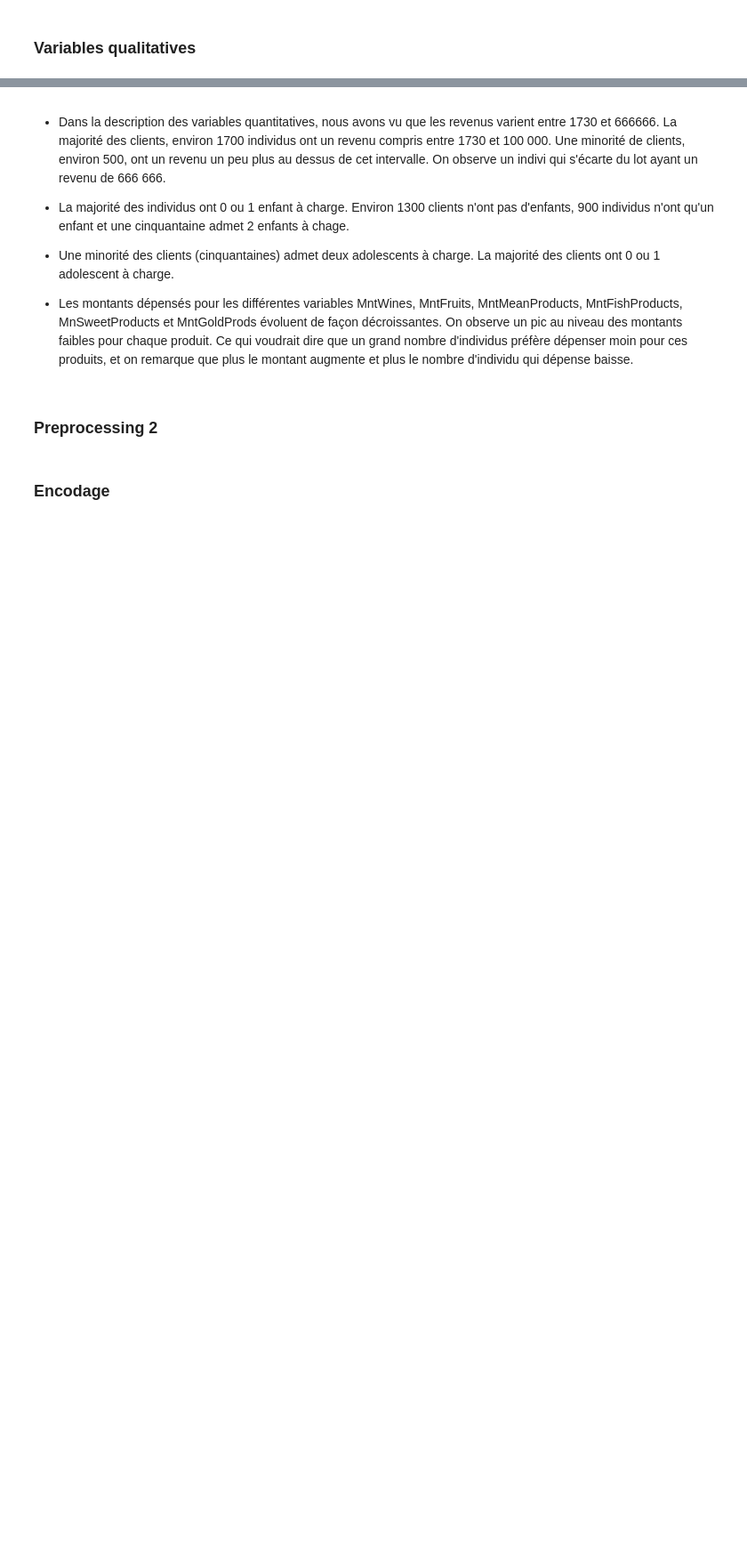
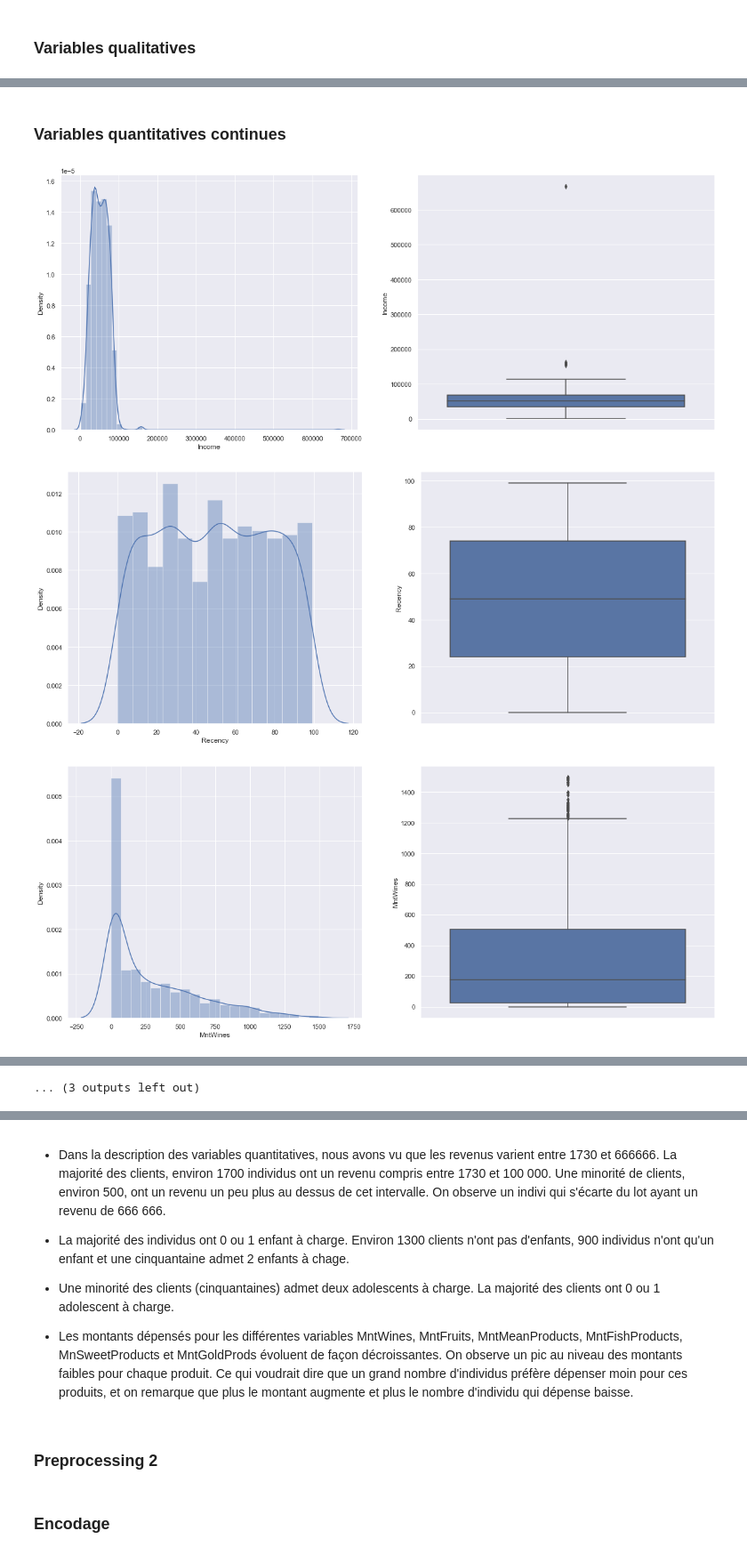
Before and after one commit to Emmanuel-Kouakou/segmentation_clients, a Jupyter notebook: Segmentation_clients.ipynb, the cells around one changed output, grey strips where cells are left out. Shown: that part at 89% size. Cells and saved outputs as stored; diff of their text form; code cells hidden in the pictures; blank space fills up the shorter version.

```diff
--- a/Segmentation_clients.ipynb
+++ b/Segmentation_clients.ipynb
@@ -231,0 +431,18 @@ Selon le graphique, environ la moitié des clients soit 50.3% de notre jeu de do
+# %% [markdown]
+### Variables quantitatives continues
+# %%
+for col in var_quant_cont:
+    sns.set(style='darkgrid')
+    fig, ax = plt.subplots(figsize=(20, 8), nrows=1, ncols=2)
+
+
+    #print(f'{col :-<50}')
+    sns.distplot(df[col], ax=ax[0])
+
+    #df[col].plot.hist(ax=ax[0])
+    sns.boxplot(y=df[col], ax=ax[1])
+    plt.show()
+# %% [output]
+[figure, added]
+[figure, added]
+[figure, added]
@@ -232 +458,2 @@ Selon le graphique, environ la moitié des clients soit 50.3% de notre jeu de do
+... (3 outputs left out)
 # %%
```
Also changed, not shown: parts of 32 cells of this notebook.
